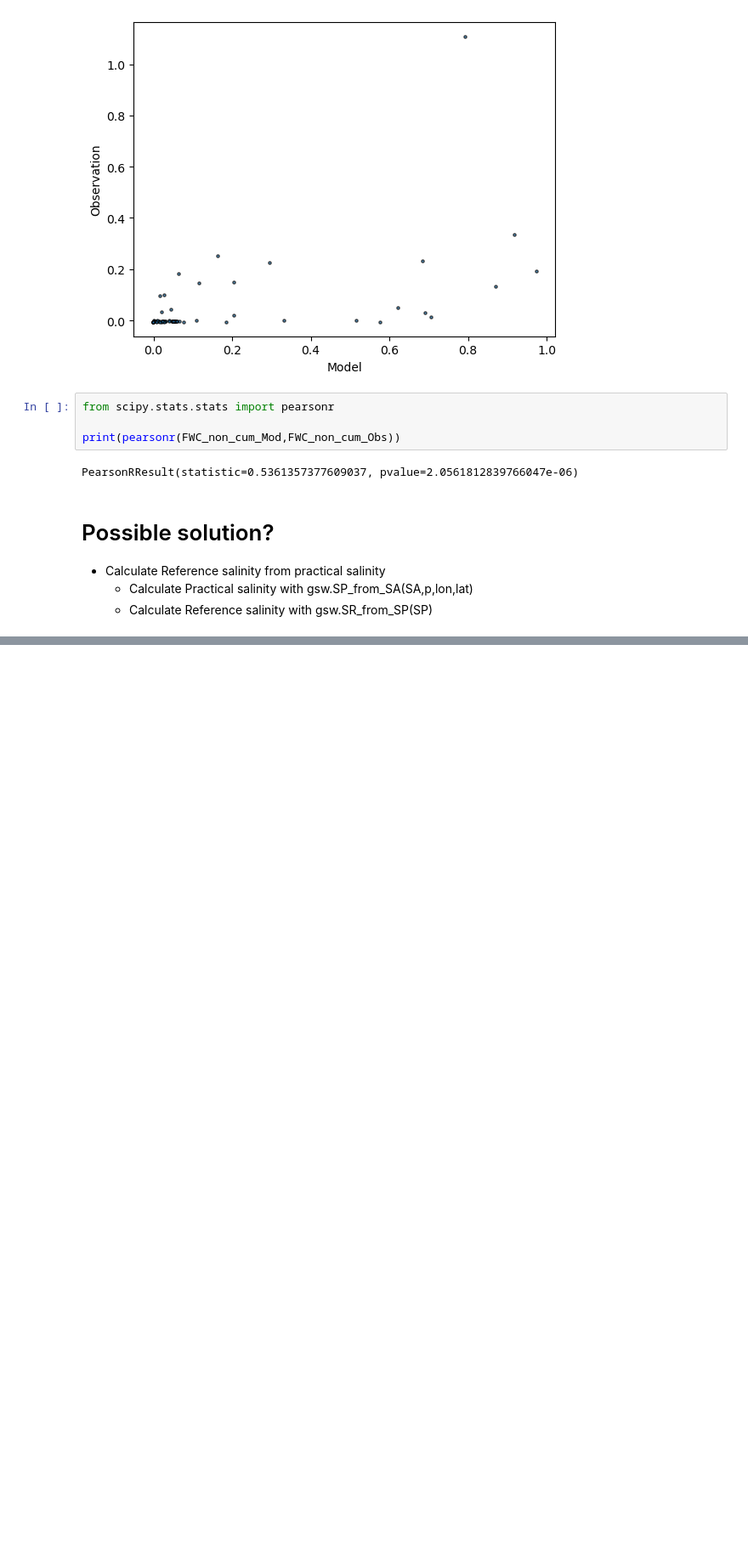
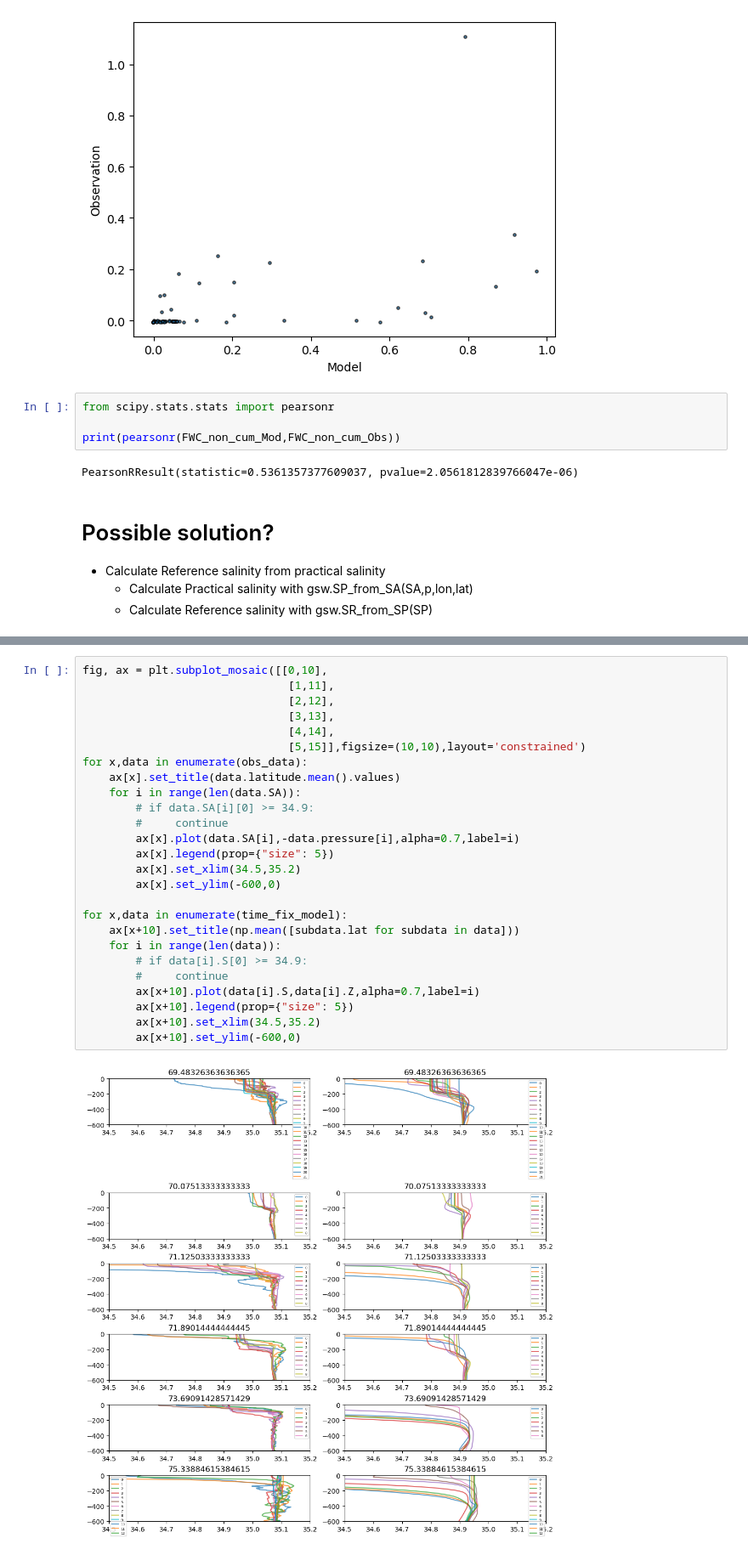
Before and after one commit to EirikKvamme/MScEirik, a Jupyter notebook: AreaInfo/Obs_vs_Model.ipynb, the cells around one changed output, grey strips where cells are left out. Shown at 85% size. Drawn from its saved outputs; the diff is of its cells as text; blank space fills up the shorter version.

```diff
--- a/AreaInfo/Obs_vs_Model.ipynb
+++ b/AreaInfo/Obs_vs_Model.ipynb
@@ -339,0 +367,28 @@ PearsonRResult(statistic=0.5361357377609037, pvalue=2.0561812839766047e-06)
+# %%
+fig, ax = plt.subplot_mosaic([[0,10],
+                               [1,11],
+                               [2,12],
+                               [3,13],
+                               [4,14],
+                               [5,15]],figsize=(10,10),layout='constrained')
+for x,data in enumerate(obs_data):
+    ax[x].set_title(data.latitude.mean().values)
+    for i in range(len(data.SA)):
+        # if data.SA[i][0] >= 34.9:
+        #     continue
+        ax[x].plot(data.SA[i],-data.pressure[i],alpha=0.7,label=i)
+        ax[x].legend(prop={"size": 5})
+        ax[x].set_xlim(34.5,35.2)
+        ax[x].set_ylim(-600,0)
+
+for x,data in enumerate(time_fix_model):
+    ax[x+10].set_title(np.mean([subdata.lat for subdata in data]))
+    for i in range(len(data)):
+        # if data[i].S[0] >= 34.9:
+        #     continue
+        ax[x+10].plot(data[i].S,data[i].Z,alpha=0.7,label=i)
+        ax[x+10].legend(prop={"size": 5})
+        ax[x+10].set_xlim(34.5,35.2)
+        ax[x+10].set_ylim(-600,0)
+# %% [output]
+[figure, added]
```
Also changed, not shown: parts of 10 cells of this notebook.
